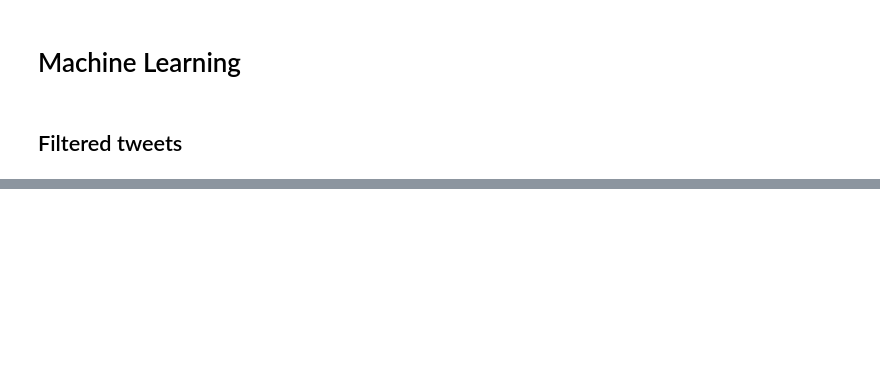
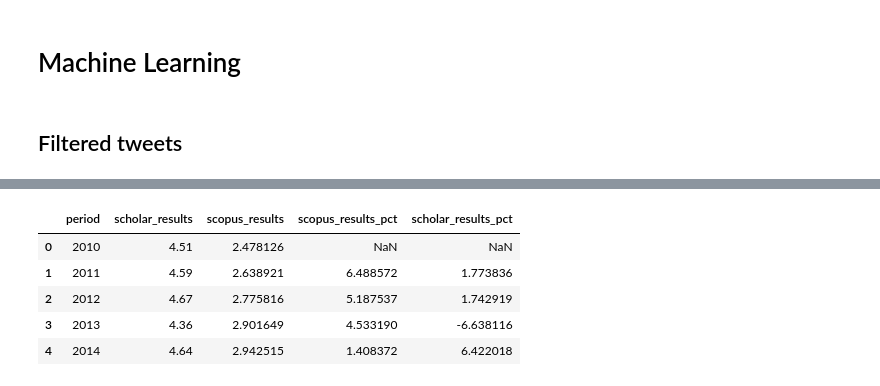
Before and after one commit to Connorrmcd6/Gartner-Hype-Cycle, a Jupyter notebook: Analysis/Notebooks/EDA_ML.ipynb, the cells around one changed output, grey strips where cells are left out. Drawn from its saved outputs; the diff is of its cells as text; code cells hidden in the pictures; blank space fills up the shorter version.

```diff
--- a/Analysis/Notebooks/EDA_ML.ipynb
+++ b/Analysis/Notebooks/EDA_ML.ipynb
@@ -237,0 +314,17 @@ plt.close()
+# %%
+df = pd.read_csv('/Users/connormcdonald/Desktop/Masters/MIT807/Data/academic_results.csv')
+# %%
+df['scopus_results'] = df['scopus_results']/1000000
+df['scholar_results']  = df['scholar_results']/1000000
+
+df['scopus_results_pct'] = 100*df['scopus_results'].pct_change()
+df['scholar_results_pct'] = 100*df['scholar_results'].pct_change()
+
+df.head()
+# %% [output]
+|  | period | scholar_results | scopus_results | scopus_results_pct | scholar_results_pct |
+| 0 | 2010 | 4.51 | 2.478126 | NaN | NaN |
+| 1 | 2011 | 4.59 | 2.638921 | 6.488572 | 1.773836 |
+| 2 | 2012 | 4.67 | 2.775816 | 5.187537 | 1.742919 |
+| 3 | 2013 | 4.36 | 2.901649 | 4.533190 | -6.638116 |
+| 4 | 2014 | 4.64 | 2.942515 | 1.408372 | 6.422018 |
```
Also changed, not shown: parts of 24 cells of this notebook, 12 other files.
